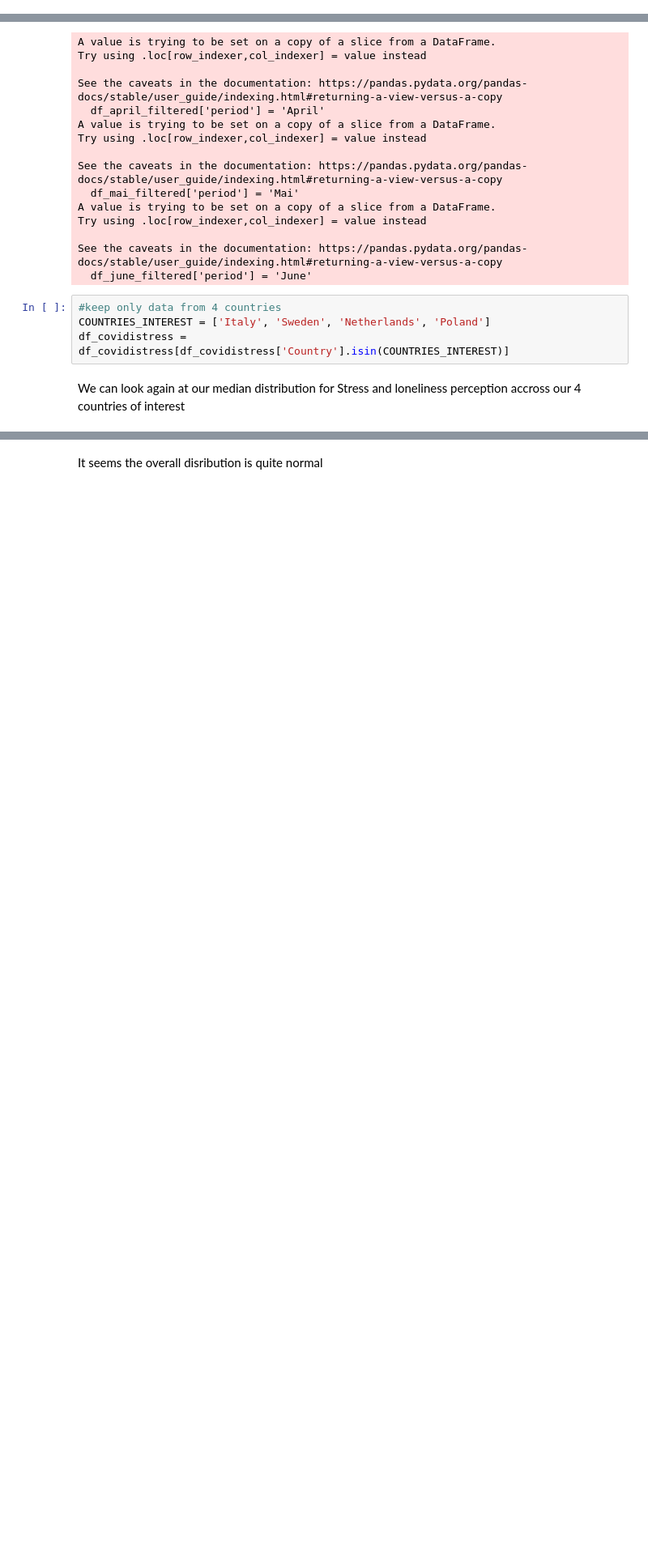
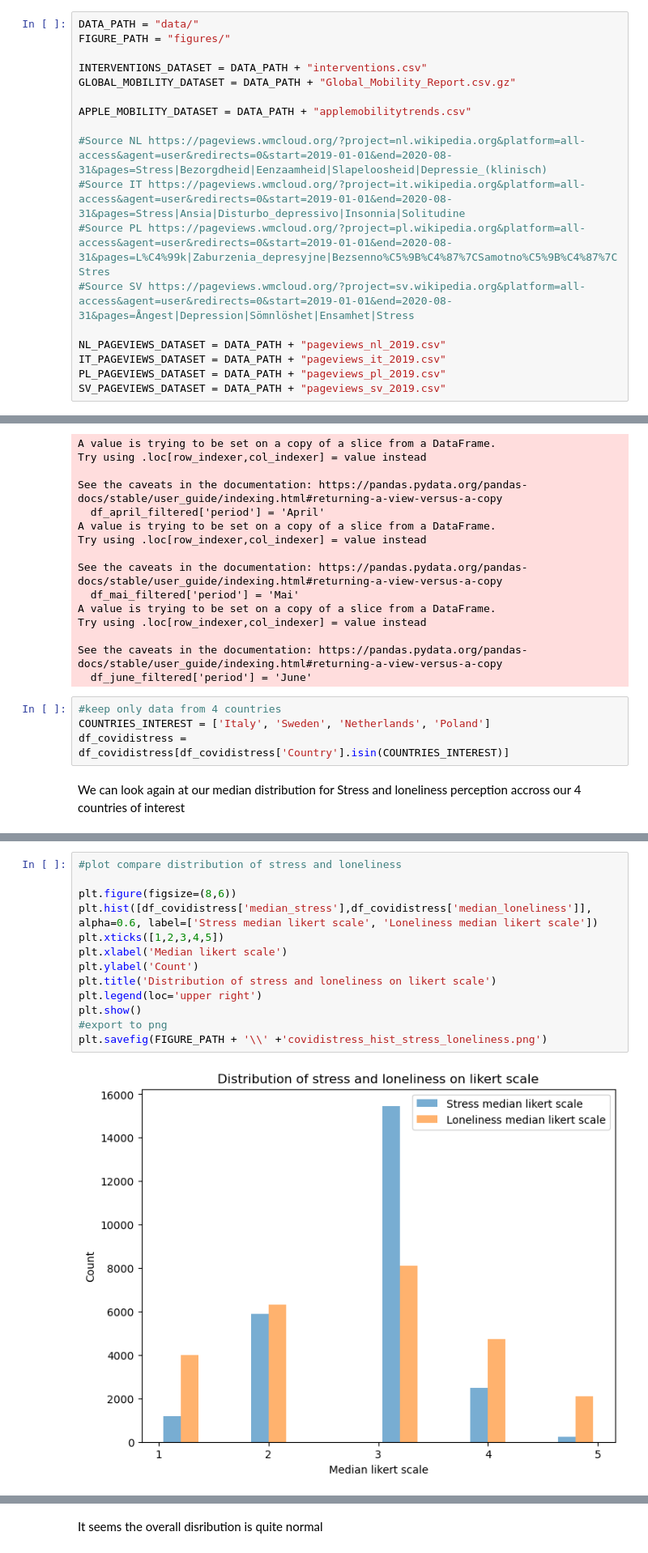
Before and after one commit to epfl-ada/ada-2022-project-adamsleg, a Jupyter notebook: pageviews_vs_covidistress.ipynb, the cells around one changed output, grey strips where cells are left out. Shown at 81% size. Drawn from its saved outputs; the diff is of its cells as text; blank space fills up the shorter version.

```diff
--- a/pageviews_vs_covidistress.ipynb
+++ b/pageviews_vs_covidistress.ipynb
@@ -0,0 +24,18 @@
+# %%
+DATA_PATH = "data/"
+FIGURE_PATH = "figures/"
+
+INTERVENTIONS_DATASET = DATA_PATH + "interventions.csv"
+GLOBAL_MOBILITY_DATASET = DATA_PATH + "Global_Mobility_Report.csv.gz"
+
+APPLE_MOBILITY_DATASET = DATA_PATH + "applemobilitytrends.csv"
+
+#Source NL https://pageviews.wmcloud.org/?project=nl.wikipedia.org&platform=all-access&agent=user&redirects=0&start=2019-01-01&end=2020-08-31&pages=Stress|Bezorgdheid|Eenzaamheid|Slapeloosheid|Depressie_(klinisch)
+#Source IT https://pageviews.wmcloud.org/?project=it.wikipedia.org&platform=all-access&agent=user&redirects=0&start=2019-01-01&end=2020-08-31&pages=Stress|Ansia|Disturbo_depressivo|Insonnia|Solitudine
+#Source PL https://pageviews.wmcloud.org/?project=pl.wikipedia.org&platform=all-access&agent=user&redirects=0&start=2019-01-01&end=2020-08-31&pages=L%C4%99k|Zaburzenia_depresyjne|Bezsenno%C5%9B%C4%87%7CSamotno%C5%9B%C4%87%7CStres
+#Source SV https://pageviews.wmcloud.org/?project=sv.wikipedia.org&platform=all-access&agent=user&redirects=0&start=2019-01-01&end=2020-08-31&pages=Ångest|Depression|Sömnlöshet|Ensamhet|Stress
+
+NL_PAGEVIEWS_DATASET = DATA_PATH + "pageviews_nl_2019.csv"
+IT_PAGEVIEWS_DATASET = DATA_PATH + "pageviews_it_2019.csv"
+PL_PAGEVIEWS_DATASET = DATA_PATH + "pageviews_pl_2019.csv"
+SV_PAGEVIEWS_DATASET = DATA_PATH + "pageviews_sv_2019.csv"
@@ -154,0 +157,15 @@ plt.show()
+# %%
+#plot compare distribution of stress and loneliness
+
+plt.figure(figsize=(8,6))
+plt.hist([df_covidistress['median_stress'],df_covidistress['median_loneliness']], alpha=0.6, label=['Stress median likert scale', 'Loneliness median likert scale'])
+plt.xticks([1,2,3,4,5])
+plt.xlabel('Median likert scale')
+plt.ylabel('Count')
+plt.title('Distribution of stress and loneliness on likert scale')
+plt.legend(loc='upper right')
+plt.show()
+#export to png
+plt.savefig(FIGURE_PATH + '\\' +'covidistress_hist_stress_loneliness.png')
+# %% [output]
+[figure, added]
```
Also changed, not shown: parts of 68 cells of this notebook.
